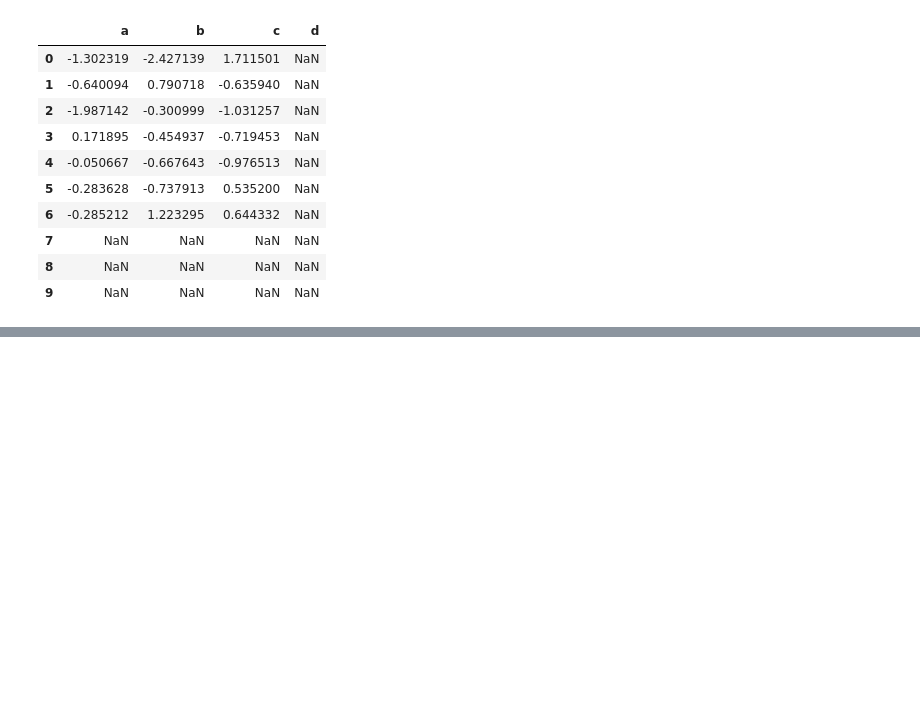
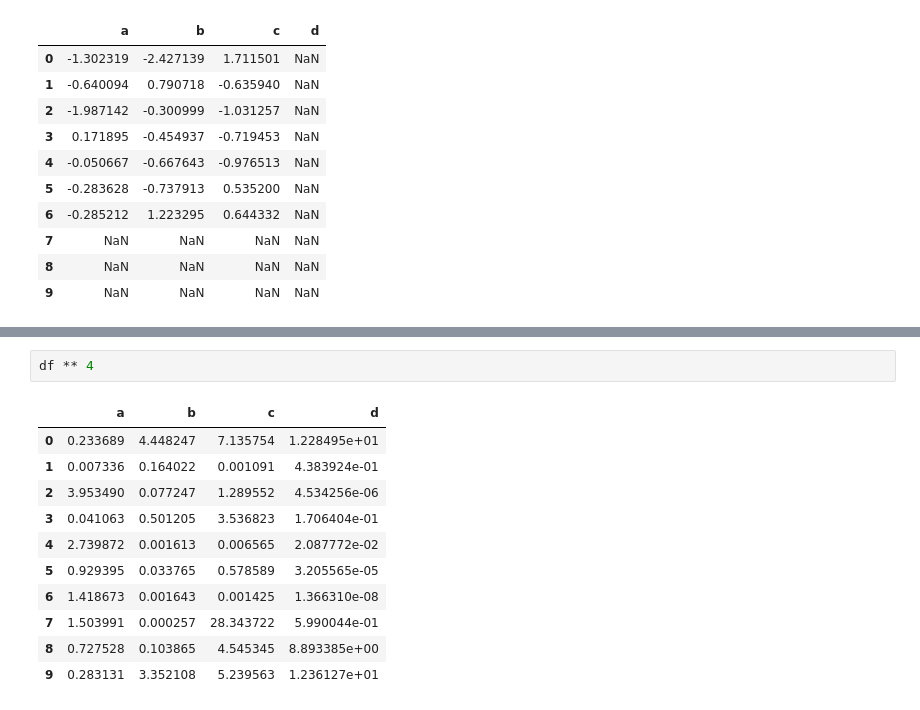
Before and after one commit to sitsawek/Practical-statistic-for-data-scientist, a Jupyter notebook: explore_data_analysis.ipynb, the cells around one changed output, grey strips where cells are left out. Drawn from its saved outputs; the diff is of its cells as text; blank space fills up the shorter version.

```diff
--- a/explore_data_analysis.ipynb
+++ b/explore_data_analysis.ipynb
@@ -581,0 +626,14 @@ df + df2
+# %%
+df ** 4
+# %% [output]
+|  | a | b | c | d |
+| 0 | 0.233689 | 4.448247 | 7.135754 | 1.228495e+01 |
+| 1 | 0.007336 | 0.164022 | 0.001091 | 4.383924e-01 |
+| 2 | 3.953490 | 0.077247 | 1.289552 | 4.534256e-06 |
+| 3 | 0.041063 | 0.501205 | 3.536823 | 1.706404e-01 |
+| 4 | 2.739872 | 0.001613 | 0.006565 | 2.087772e-02 |
+| 5 | 0.929395 | 0.033765 | 0.578589 | 3.205565e-05 |
+| 6 | 1.418673 | 0.001643 | 0.001425 | 1.366310e-08 |
+| 7 | 1.503991 | 0.000257 | 28.343722 | 5.990044e-01 |
+| 8 | 0.727528 | 0.103865 | 4.545345 | 8.893385e+00 |
+| 9 | 0.283131 | 3.352108 | 5.239563 | 1.236127e+01 |
```
Also changed, not shown: parts of 20 cells of this notebook.
